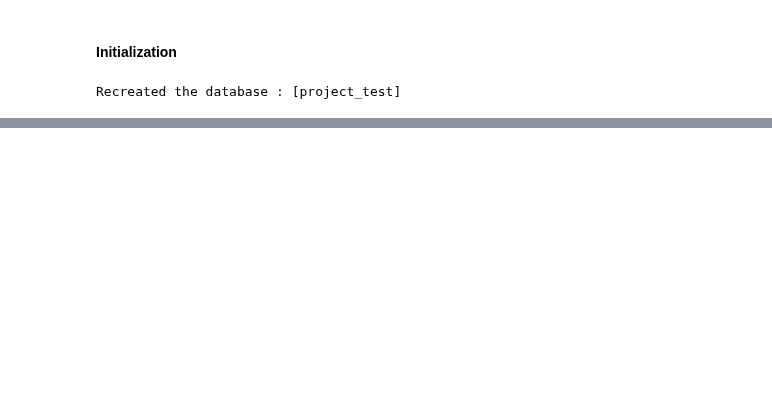
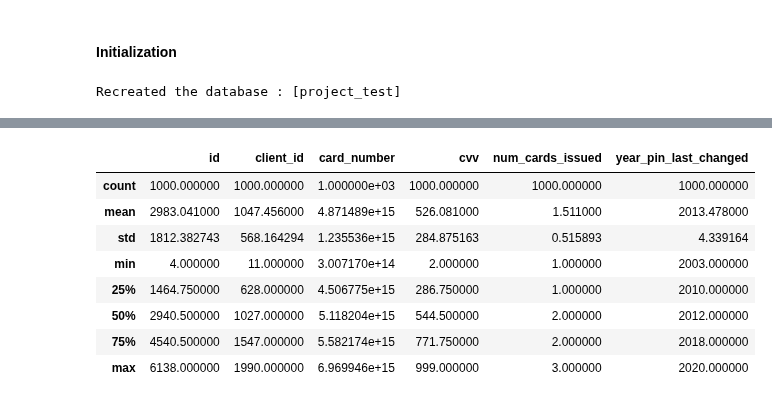
Before and after one commit to josedallatorre/adb-project, a Jupyter notebook: exercise.ipynb, the cells around one changed output, grey strips where cells are left out. Cells and saved outputs as stored; diff of their text form; code cells hidden in the pictures; blank space fills up the shorter version.

```diff
--- a/exercise.ipynb
+++ b/exercise.ipynb
@@ -95,0 +106,12 @@ print(client.list_database_names())
+# %%
+cards_df.describe()
+# %% [output]
+|  | id | client_id | card_number | cvv | num_cards_issued | year_pin_last_changed |
+| count | 1000.000000 | 1000.000000 | 1.000000e+03 | 1000.000000 | 1000.000000 | 1000.000000 |
+| mean | 2983.041000 | 1047.456000 | 4.871489e+15 | 526.081000 | 1.511000 | 2013.478000 |
+| std | 1812.382743 | 568.164294 | 1.235536e+15 | 284.875163 | 0.515893 | 4.339164 |
+| min | 4.000000 | 11.000000 | 3.007170e+14 | 2.000000 | 1.000000 | 2003.000000 |
+| 25% | 1464.750000 | 628.000000 | 4.506775e+15 | 286.750000 | 1.000000 | 2010.000000 |
+| 50% | 2940.500000 | 1027.000000 | 5.118204e+15 | 544.500000 | 2.000000 | 2012.000000 |
+| 75% | 4540.500000 | 1547.000000 | 5.582174e+15 | 771.750000 | 2.000000 | 2018.000000 |
+| max | 6138.000000 | 1990.000000 | 6.969946e+15 | 999.000000 | 3.000000 | 2020.000000 |
```
Also changed, not shown: parts of 37 cells of this notebook, 5 other files.
